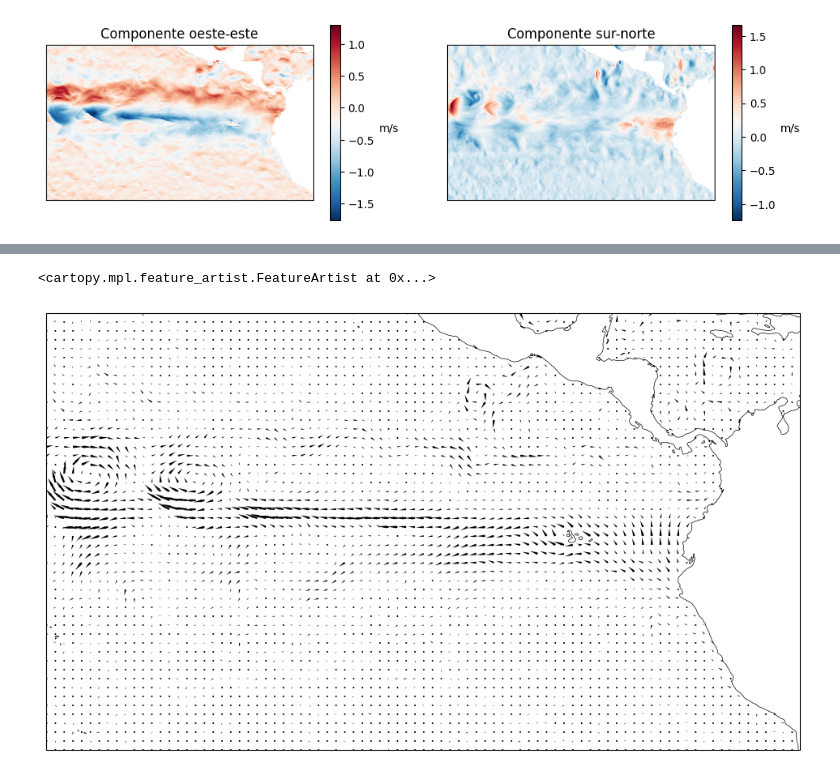
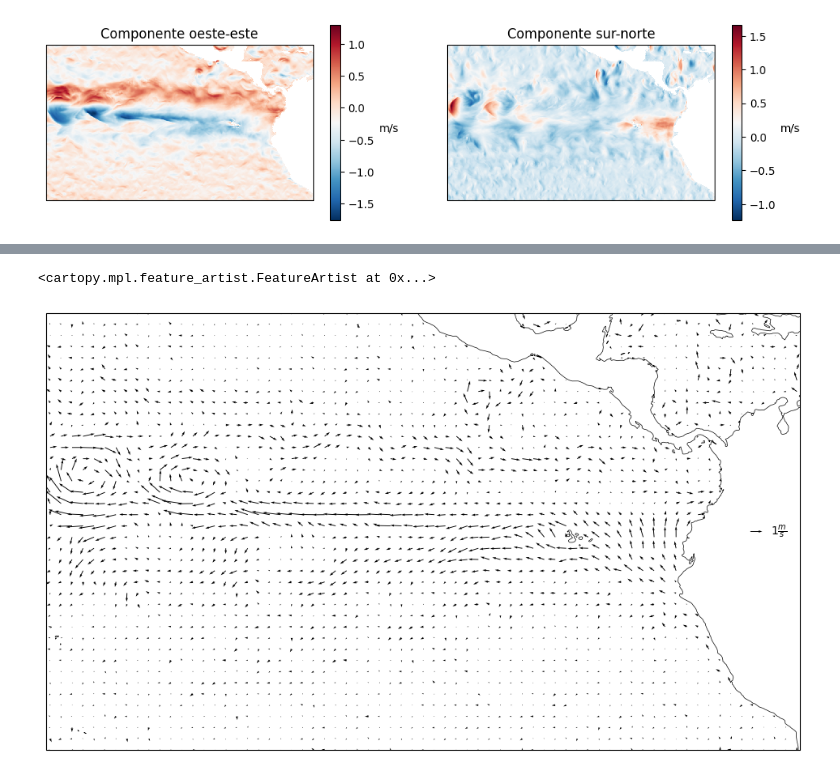
Before and after one commit to Intercoonecta/tutoriales, a Jupyter notebook: miercoles/datos_corrientes.ipynb, the cells around one changed output, grey strips where cells are left out. Saved outputs shown, nothing was run; the diff lists cells and outputs as text; code cells hidden in the pictures.

```diff
--- a/miercoles/datos_corrientes.ipynb
+++ b/miercoles/datos_corrientes.ipynb
@@ -89,5 +92,5 @@ Attributes:
 # %%
-llon, llat = np.meshgrid(datacurrent["longitude"].values, datacurrent["latitude"].values)
-uo =  datacurrent["uo"][0,0,:,:]
-vo =  datacurrent["vo"][0,0,:,:]
+lon2d, lat2d = np.meshgrid(datacurrent["longitude"].values, datacurrent["latitude"].values)
+u =  datacurrent["uo"][0,0,:,:]
+v =  datacurrent["vo"][0,0,:,:]
 magnitude = (u ** 2 + v ** 2) ** 0.5
@@ -110,10 +123,12 @@ plt.show()
 # %%
 fig = plt.figure(figsize=(12, 8))
-ax1 = plt.subplot(111, projection=mainproj)
-pcm1 = ax1.quiver(datacurrent["longitude"].values, datacurrent["latitude"].values, uo, vo,
-                  regrid_shape=50, transform=datacrs, headwidth=1.5)
-ax1.set_extent(domain)
-ax1.coastlines(lw=.5)
+ax = plt.subplot(111, projection=mainproj)
+qv = ax.quiver(datacurrent["longitude"].values, datacurrent["latitude"].values, u, v,
+                  regrid_shape=40, transform=datacrs, width=.001)
+qk = ax.quiverkey(qv, 0.95, 0.5, 1, r'$1 \frac{m}{s}$', labelpos='E',
+                   coordinates='axes')
+ax.set_extent(domain)
+ax.coastlines(lw=.5)
 # %% [output]
 <cartopy.mpl.feature_artist.FeatureArtist at 0x...>
-[figure, old version]
+[figure, new version]
```
Also changed, not shown: parts of 22 cells of this notebook.
